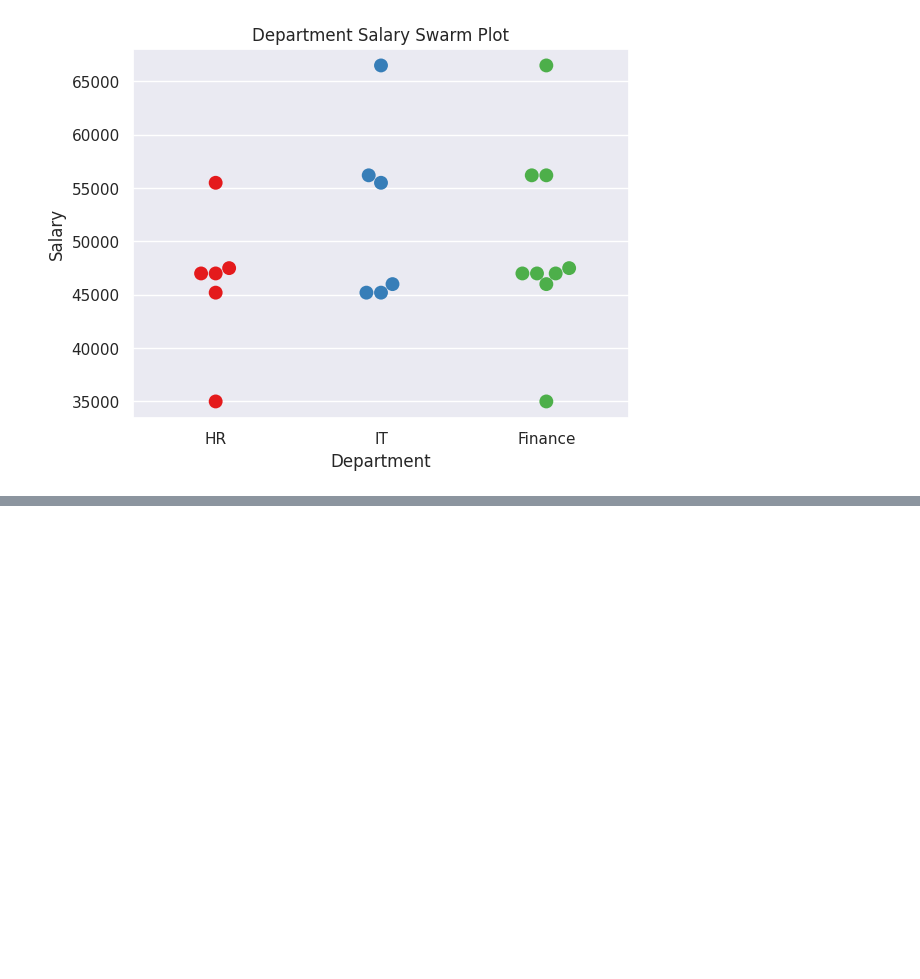
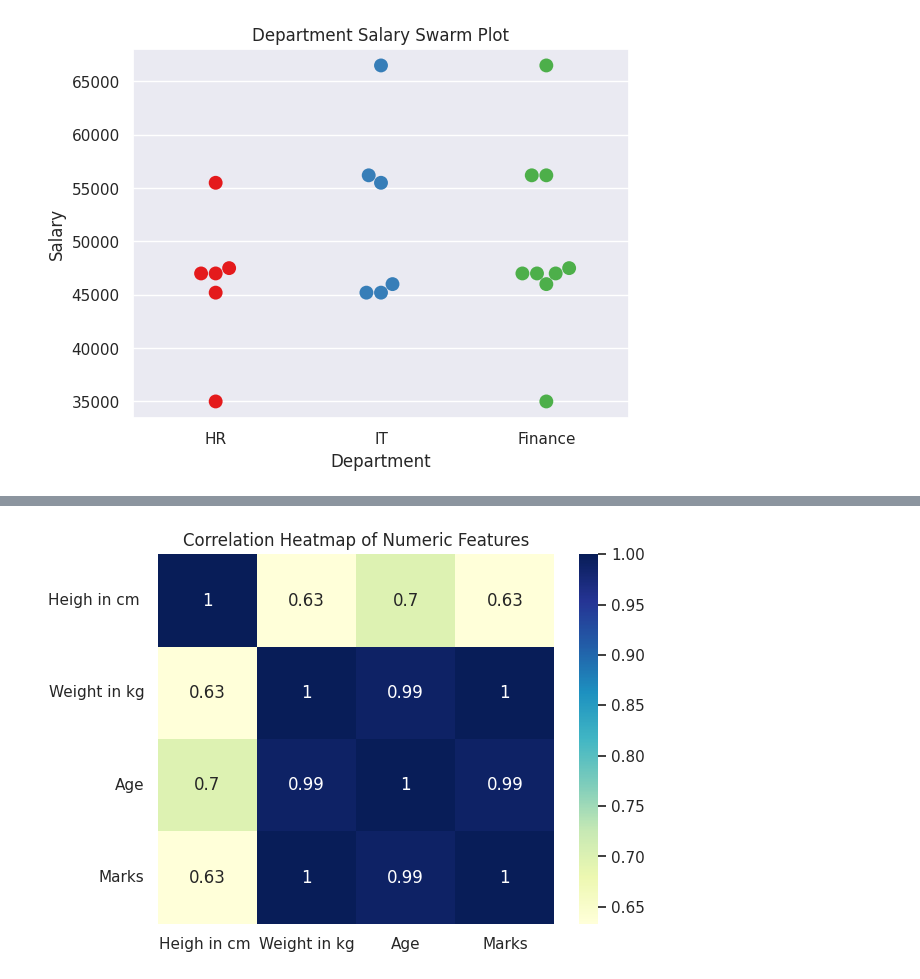
Before and after one commit to sarthak12822/Data-Science, a Jupyter notebook: Seaborn.ipynb, the cells around one changed output, grey strips where cells are left out. Drawn from its saved outputs; the diff is of its cells as text; code cells hidden in the pictures; blank space fills up the shorter version.

```diff
--- a/Seaborn.ipynb
+++ b/Seaborn.ipynb
@@ -198,0 +215,22 @@ plt.show()
+# %%
+#HeatMap
+#Pair Plot
+import pandas as pd
+import seaborn as sns
+import matplotlib.pyplot as plt
+data = {
+    "Heigh in cm " : [150,55,160.165,170,175,180,185],
+    "Weight in kg" : [50,55,60,65,70,75,80],
+    "Age" :[20,22,28,30,32,35,38],
+    "Gender": ["Female", "Female", "Male", "Male", "Female", "Female", "Male"],
+    "Marks" : [60,65,70,75,80,85,90]
+}
+df = pd.DataFrame(data)
+# Exclude non-numeric columns for the heatmap
+df_numeric = df.drop(columns=['Gender'])
+corr = df_numeric.corr()
+sns.heatmap(corr, annot = True, cmap = "YlGnBu")
+plt.title('Correlation Heatmap of Numeric Features')
+plt.show()
+# %% [output]
+[figure, added]
```
Also changed, not shown: parts of 3 cells of this notebook.
